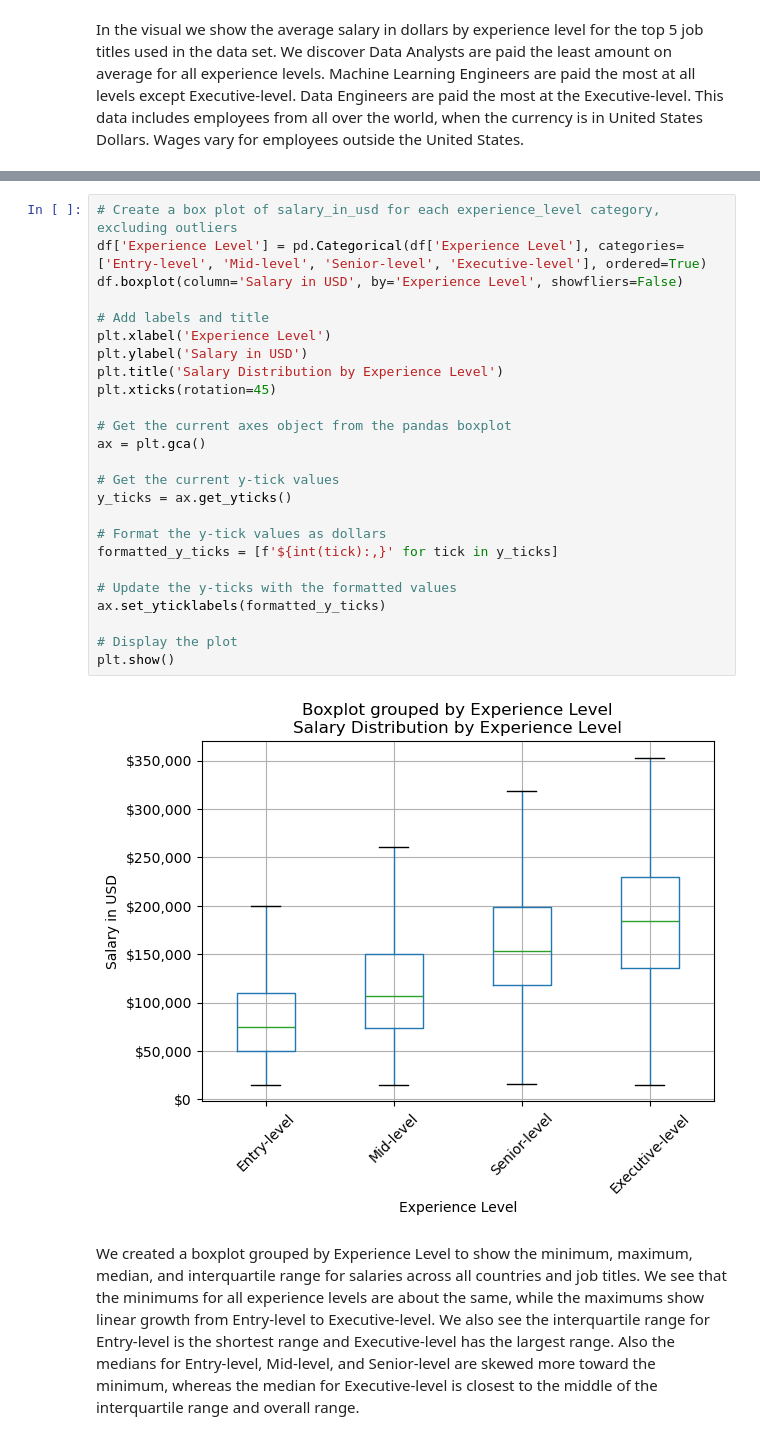
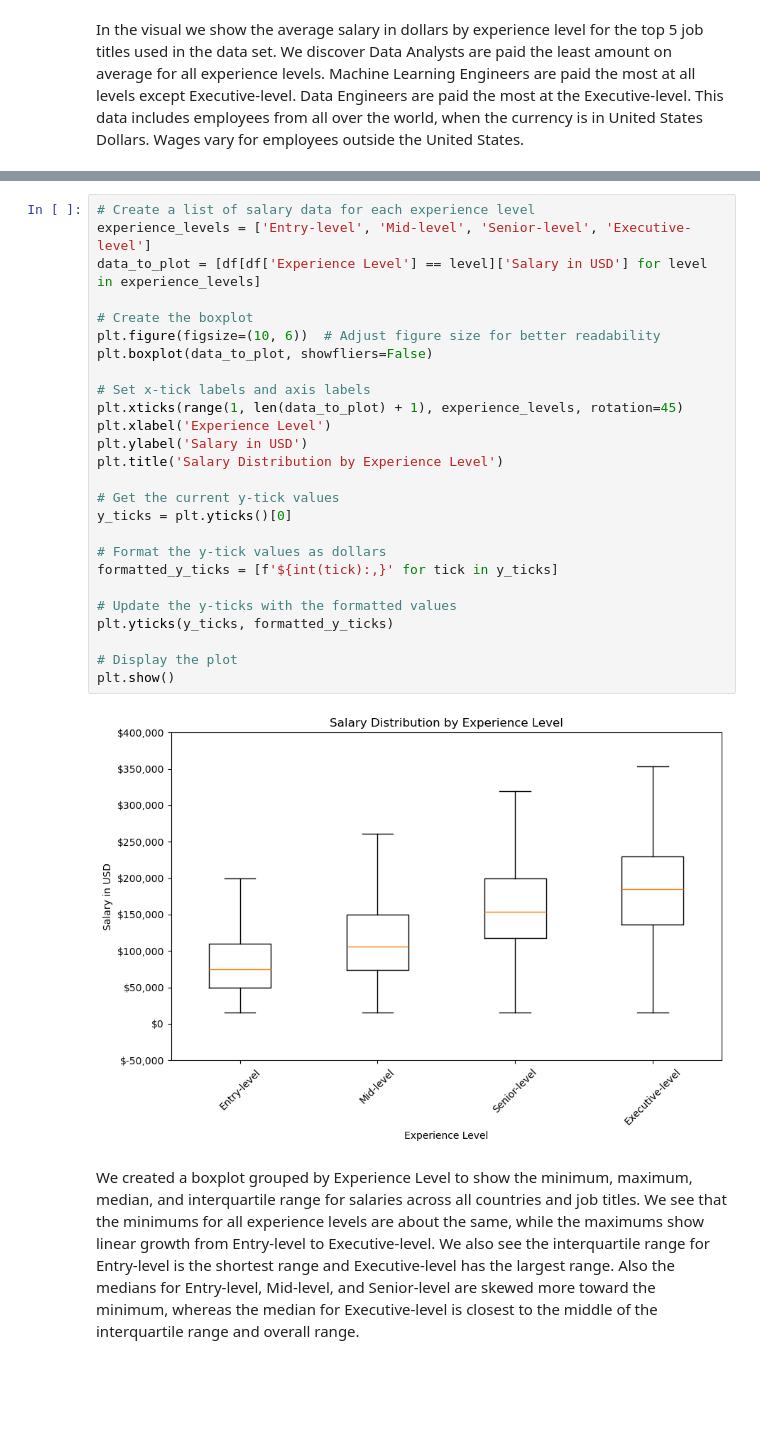
Before and after one commit to sellerstx1982/data_science_salaries, a Jupyter notebook: Data Science Salaries.ipynb, the cells around one changed output, grey strips where cells are left out. Drawn from its saved outputs; the diff is of its cells as text; blank space fills up the shorter version.

Commit message:
Final Commit With Box Plot Title Update

```diff
--- a/Data Science Salaries.ipynb
+++ b/Data Science Salaries.ipynb
@@ -115,31 +115,32 @@ df.groupby('Experience Level')['Salary in USD'].describe()
 | Mid-level | 1675.0 | 119019.812537 | 71783.359309 | 15000.0 | 73523.0 | 106500.0 | 150000.0 | 750000.0 |
 | Senior-level | 4105.0 | 162071.063581 | 64444.875091 | 15809.0 | 118000.0 | 153600.0 | 199200.0 | 750000.0 |
 # %%
-# Create a box plot of salary_in_usd for each experience_level category, excluding outliers
-df['Experience Level'] = pd.Categorical(df['Experience Level'], categories=['Entry-level', 'Mid-level', 'Senior-level', 'Executive-level'], ordered=True)
-df.boxplot(column='Salary in USD', by='Experience Level', showfliers=False)
+# Create a list of salary data for each experience level
+experience_levels = ['Entry-level', 'Mid-level', 'Senior-level', 'Executive-level']
+data_to_plot = [df[df['Experience Level'] == level]['Salary in USD'] for level in experience_levels]
 
-# Add labels and title
+# Create the boxplot
+plt.figure(figsize=(10, 6))  # Adjust figure size for better readability
+plt.boxplot(data_to_plot, showfliers=False)
+
+# Set x-tick labels and axis labels
+plt.xticks(range(1, len(data_to_plot) + 1), experience_levels, rotation=45)
 plt.xlabel('Experience Level')
 plt.ylabel('Salary in USD')
 plt.title('Salary Distribution by Experience Level')
-plt.xticks(rotation=45)
-
-# Get the current axes object from the pandas boxplot
-ax = plt.gca()
 
 # Get the current y-tick values
-y_ticks = ax.get_yticks()
+y_ticks = plt.yticks()[0]
 
 # Format the y-tick values as dollars
 formatted_y_ticks = [f'${int(tick):,}' for tick in y_ticks]
 
 # Update the y-ticks with the formatted values
-ax.set_yticklabels(formatted_y_ticks)
+plt.yticks(y_ticks, formatted_y_ticks)
 
 # Display the plot
 plt.show()
 # %% [output]
-[figure, old version]
+[figure, new version]
 # %% [markdown]
 We created a boxplot grouped by Experience Level to show the minimum, maximum, median, and interquartile range for salaries across all countries and job titles. We see that the minimums for all experience levels are about the same, while the maximums show linear growth from Entry-level to Executive-level. We also see the interquartile range for Entry-level is the shortest range and Executive-level has the largest range. Also the medians for Entry-level, Mid-level, and Senior-level are skewed more toward the minimum, whereas the median for Executive-level is closest to the middle of the interquartile range and overall range.
```
